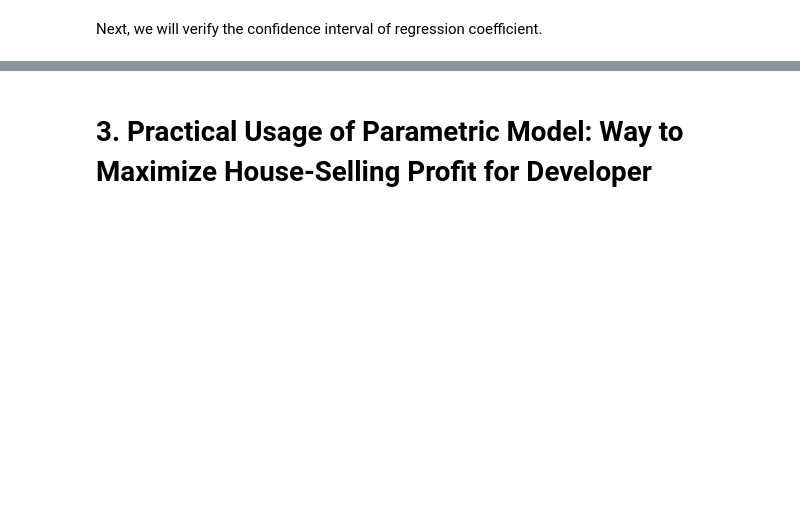
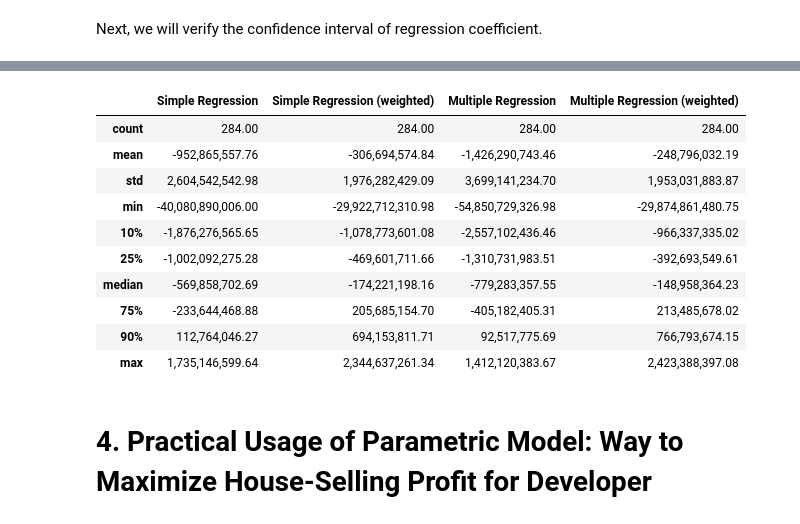
Before and after one commit to nbarizki/jabodetabekhousepricing, a Jupyter notebook: 3 - Linear Modeling of House Price.ipynb, the cells around one changed output, grey strips where cells are left out. Drawn from its saved outputs; the diff is of its cells as text; code cells hidden in the pictures; blank space fills up the shorter version.

```diff
--- a/3 - Linear Modeling of House Price.ipynb
+++ b/3 - Linear Modeling of House Price.ipynb
@@ -1378,2 +1382,28 @@ pd.DataFrame(
+# %%
+resid_test_1 = (y_test.reshape(-1, 1) - y_test_pred_1)
+resid_test_2 = (y_test.reshape(-1, 1) - y_test_pred_2)
+resid_test_3 = (y_test.reshape(-1, 1) - y_test_pred_3)
+resid_test_4 = (y_test.reshape(-1, 1) - y_test_pred_4)
+resid_df = pd.DataFrame(
+    np.c_[resid_test_1, resid_test_2, resid_test_3, resid_test_4],
+    columns=[
+        'Simple Regression', 'Simple Regression (weighted)',
+        'Multiple Regression', 'Multiple Regression (weighted)'
+        ],
+    dtype='float'
+)
+resid_df.describe(percentiles=[0.1, 0.25, 0.5, 0.75, 0.9]).T.rename(columns={'50%': 'median'}).T
+# %% [output]
+|  | Simple Regression | Simple Regression (weighted) | Multiple Regression | Multiple Regression (weighted) |
+| count | 284.00 | 284.00 | 284.00 | 284.00 |
+| mean | -952,865,557.76 | -306,694,574.84 | -1,426,290,743.46 | -248,796,032.19 |
+| std | 2,604,542,542.98 | 1,976,282,429.09 | 3,699,141,234.70 | 1,953,031,883.87 |
+| min | -40,080,890,006.00 | -29,922,712,310.98 | -54,850,729,326.98 | -29,874,861,480.75 |
+| 10% | -1,876,276,565.65 | -1,078,773,601.08 | -2,557,102,436.46 | -966,337,335.02 |
+| 25% | -1,002,092,275.28 | -469,601,711.66 | -1,310,731,983.51 | -392,693,549.61 |
+| median | -569,858,702.69 | -174,221,198.16 | -779,283,357.55 | -148,958,364.23 |
+| 75% | -233,644,468.88 | 205,685,154.70 | -405,182,405.31 | 213,485,678.02 |
+| 90% | 112,764,046.27 | 694,153,811.71 | 92,517,775.69 | 766,793,674.15 |
+| max | 1,735,146,599.64 | 2,344,637,261.34 | 1,412,120,383.67 | 2,423,388,397.08 |
 # %% [markdown]
-# 3. Practical Usage of Parametric Model: Way to Maximize House-Selling Profit for Developer
+# 4. Practical Usage of Parametric Model: Way to Maximize House-Selling Profit for Developer
```
Also changed, not shown: parts of 15 cells of this notebook, 1 other file.
